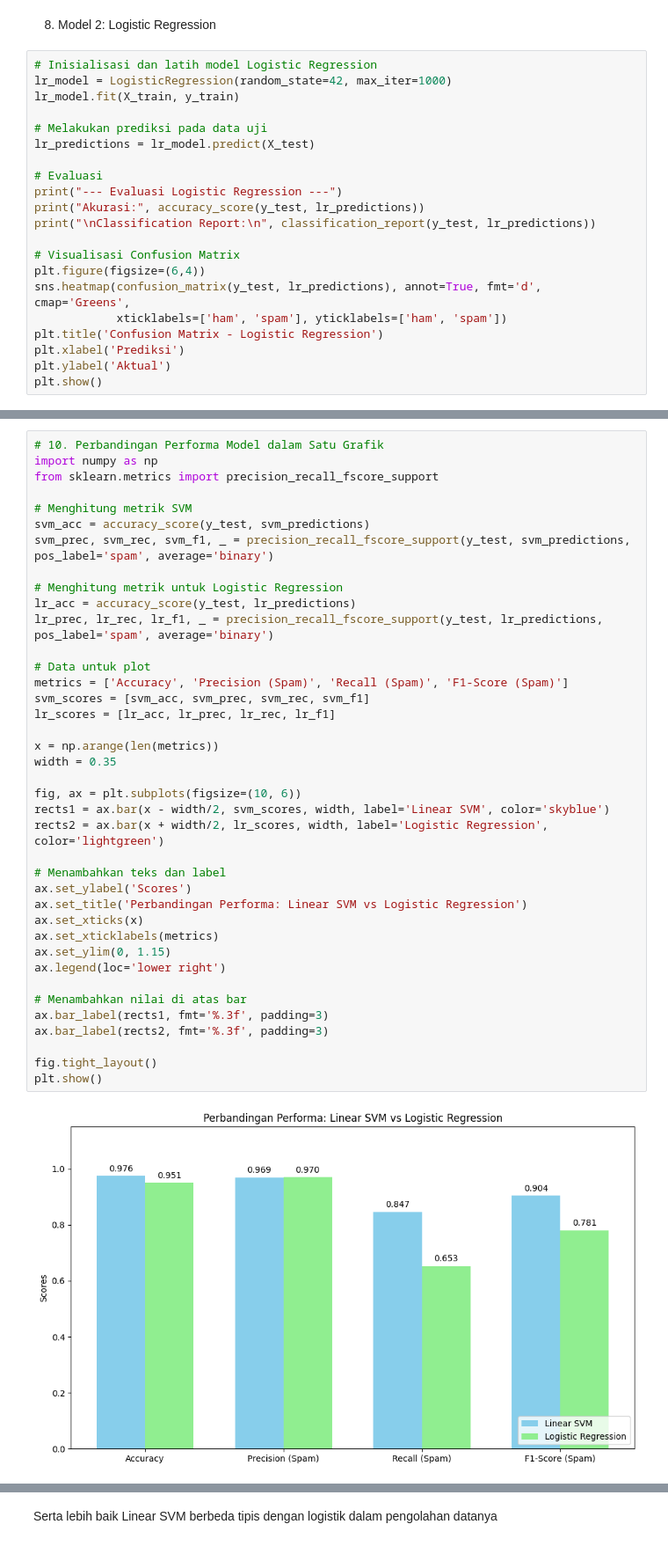
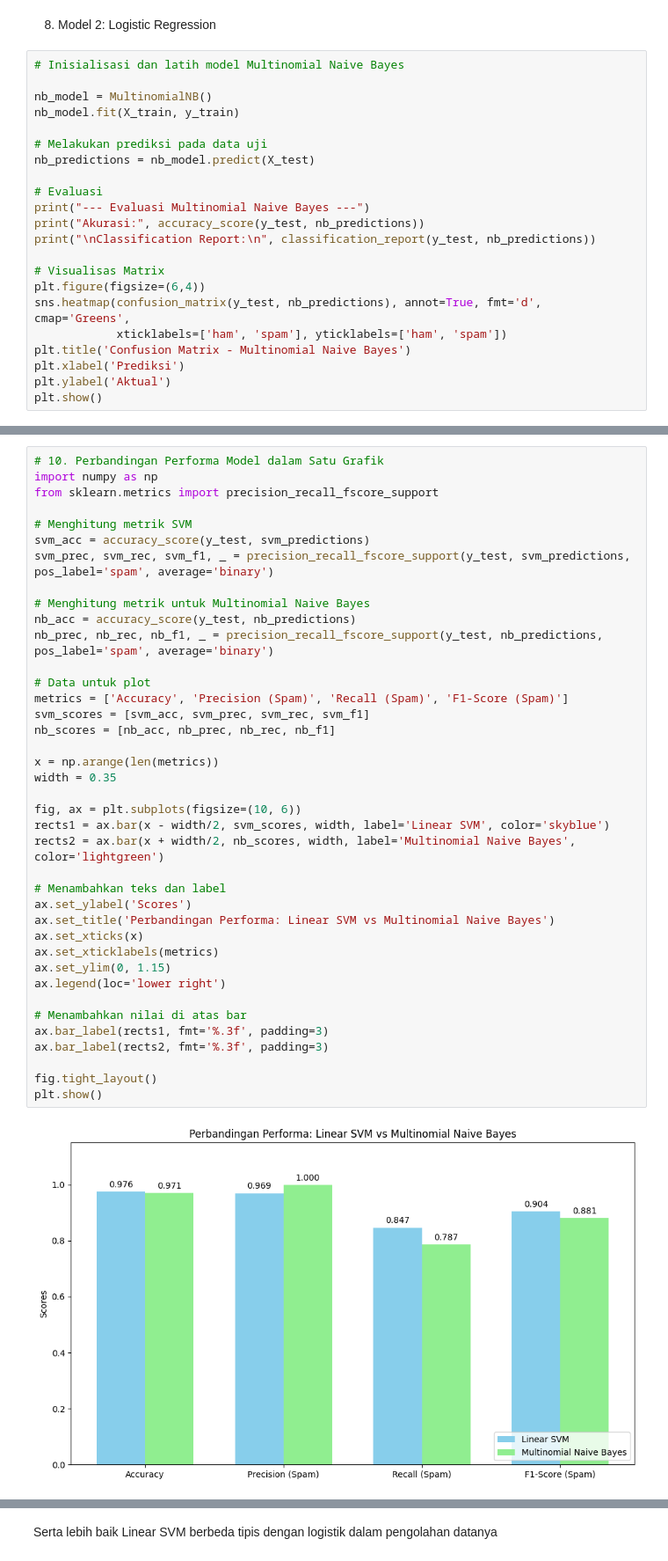
Before and after one commit to ariyaaup/SPHam, a Jupyter notebook: datates.ipynb, the cells around one changed output, grey strips where cells are left out. Shown at 88% size. Drawn from its saved outputs; the diff is of its cells as text.

```diff
--- a/datates.ipynb
+++ b/datates.ipynb
@@ -192,23 +192,24 @@ weighted avg       0.98      0.98      0.98      1115
 # %% [markdown]
 8. Model 2: Logistic Regression
 # %%
-# Inisialisasi dan latih model Logistic Regression
-lr_model = LogisticRegression(random_state=42, max_iter=1000)
-lr_model.fit(X_train, y_train)
+# Inisialisasi dan latih model Multinomial Naive Bayes
+
+nb_model = MultinomialNB()
+nb_model.fit(X_train, y_train)
 
 # Melakukan prediksi pada data uji
-lr_predictions = lr_model.predict(X_test)
+nb_predictions = nb_model.predict(X_test)
 
 # Evaluasi
-print("--- Evaluasi Logistic Regression ---")
-print("Akurasi:", accuracy_score(y_test, lr_predictions))
-print("\nClassification Report:\n", classification_report(y_test, lr_predictions))
+print("--- Evaluasi Multinomial Naive Bayes ---")
+print("Akurasi:", accuracy_score(y_test, nb_predictions))
+print("\nClassification Report:\n", classification_report(y_test, nb_predictions))
 
-# Visualisasi Confusion Matrix
+# Visualisas Matrix
 plt.figure(figsize=(6,4))
-sns.heatmap(confusion_matrix(y_test, lr_predictions), annot=True, fmt='d', cmap='Greens',
+sns.heatmap(confusion_matrix(y_test, nb_predictions), annot=True, fmt='d', cmap='Greens',
             xticklabels=['ham', 'spam'], yticklabels=['ham', 'spam'])
-plt.title('Confusion Matrix - Logistic Regression')
+plt.title('Confusion Matrix - Multinomial Naive Bayes')
 plt.xlabel('Prediksi')
 plt.ylabel('Aktual')
 plt.show()
@@ -233,39 +234,39 @@ from sklearn.metrics import precision_recall_fscore_support
 
 # Menghitung metrik SVM
 svm_acc = accuracy_score(y_test, svm_predictions)
 svm_prec, svm_rec, svm_f1, _ = precision_recall_fscore_support(y_test, svm_predictions, pos_label='spam', average='binary')
 
-# Menghitung metrik untuk Logistic Regression
-lr_acc = accuracy_score(y_test, lr_predictions)
-lr_prec, lr_rec, lr_f1, _ = precision_recall_fscore_support(y_test, lr_predictions, pos_label='spam', average='binary')
+# Menghitung metrik untuk Multinomial Naive Bayes
+nb_acc = accuracy_score(y_test, nb_predictions)
+nb_prec, nb_rec, nb_f1, _ = precision_recall_fscore_support(y_test, nb_predictions, pos_label='spam', average='binary')
 
 # Data untuk plot
 metrics = ['Accuracy', 'Precision (Spam)', 'Recall (Spam)', 'F1-Score (Spam)']
 svm_scores = [svm_acc, svm_prec, svm_rec, svm_f1]
-lr_scores = [lr_acc, lr_prec, lr_rec, lr_f1]
+nb_scores = [nb_acc, nb_prec, nb_rec, nb_f1]
 
 x = np.arange(len(metrics))
 width = 0.35
 
 fig, ax = plt.subplots(figsize=(10, 6))
 rects1 = ax.bar(x - width/2, svm_scores, width, label='Linear SVM', color='skyblue')
-rects2 = ax.bar(x + width/2, lr_scores, width, label='Logistic Regression', color='lightgreen')
+rects2 = ax.bar(x + width/2, nb_scores, width, label='Multinomial Naive Bayes', color='lightgreen')
 
 # Menambahkan teks dan label
 ax.set_ylabel('Scores')
-ax.set_title('Perbandingan Performa: Linear SVM vs Logistic Regression')
+ax.set_title('Perbandingan Performa: Linear SVM vs Multinomial Naive Bayes')
 ax.set_xticks(x)
 ax.set_xticklabels(metrics)
 ax.set_ylim(0, 1.15)
 ax.legend(loc='lower right')
 
 # Menambahkan nilai di atas bar
 ax.bar_label(rects1, fmt='%.3f', padding=3)
 ax.bar_label(rects2, fmt='%.3f', padding=3)
 
 fig.tight_layout()
 plt.show()
 # %% [output]
-[figure, old version]
+[figure, new version]
 # %% [markdown]
 9. Kesimpulan
```
Also changed, not shown: parts of 6 cells of this notebook, 4 other files.
